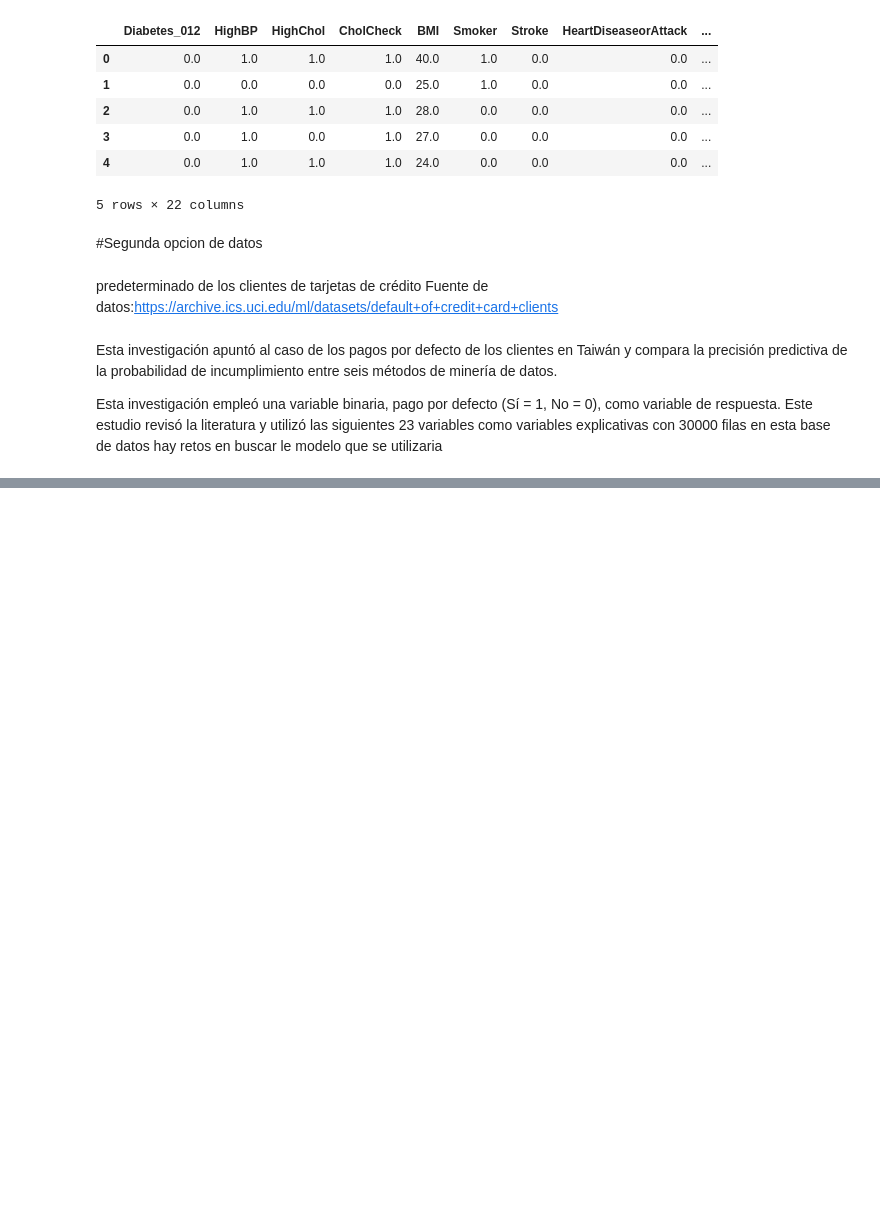
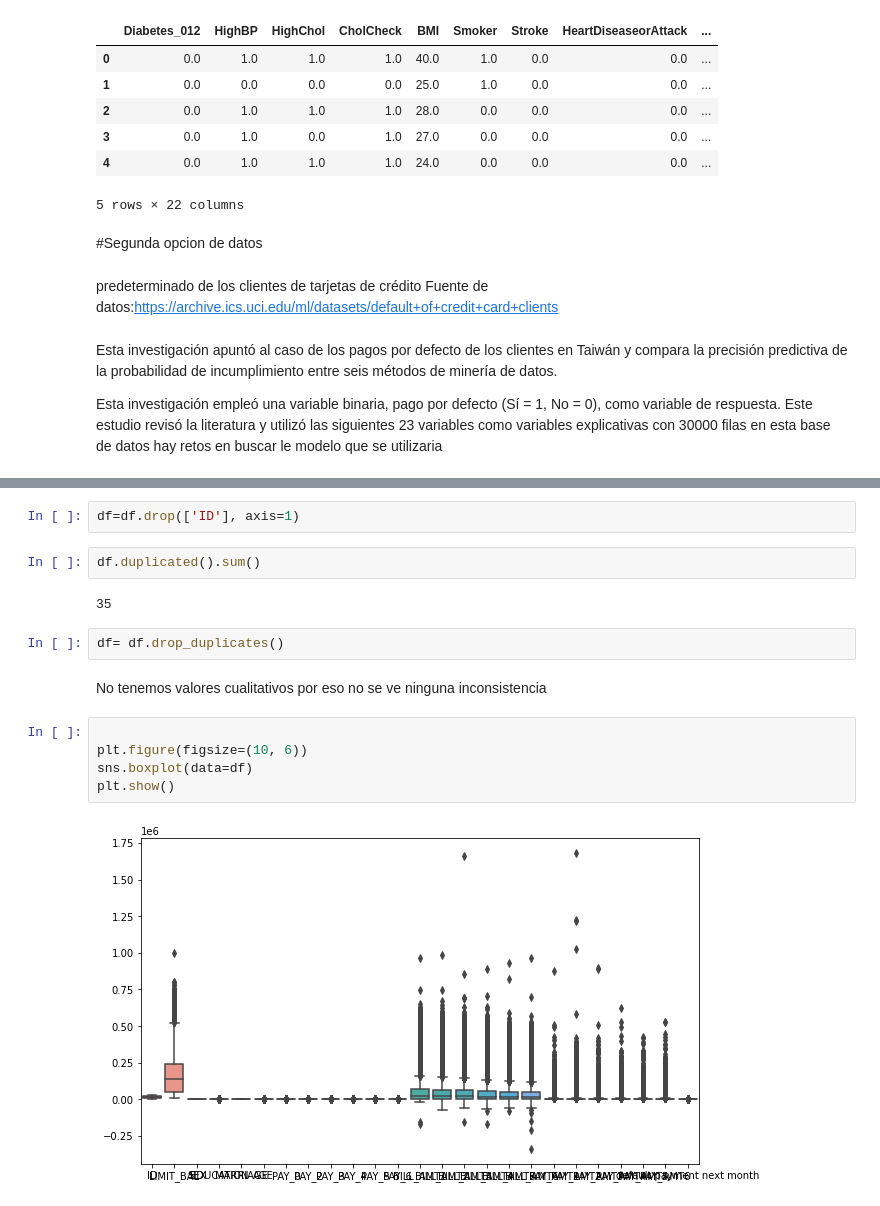
Before and after one commit to raquelkimberly/Analisis-de-base-de-datos, a Jupyter notebook: Prediccion_de_diabetes.ipynb, the cells around one changed output, grey strips where cells are left out. Saved outputs shown, nothing was run; the diff lists cells and outputs as text; blank space fills up the shorter version.

```diff
--- a/Prediccion_de_diabetes.ipynb
+++ b/Prediccion_de_diabetes.ipynb
@@ -49,0 +75,17 @@ df.head()
+# %%
+df=df.drop(['ID'], axis=1)
+# %%
+df.duplicated().sum()
+# %% [output]
+35
+# %%
+df= df.drop_duplicates()
+# %% [markdown]
+No tenemos valores cualitativos por eso no se ve ninguna inconsistencia
+# %%
+
+plt.figure(figsize=(10, 6))
+sns.boxplot(data=df)
+plt.show()
+# %% [output]
+[figure, added]
```
Also changed, not shown: parts of 6 cells of this notebook.
